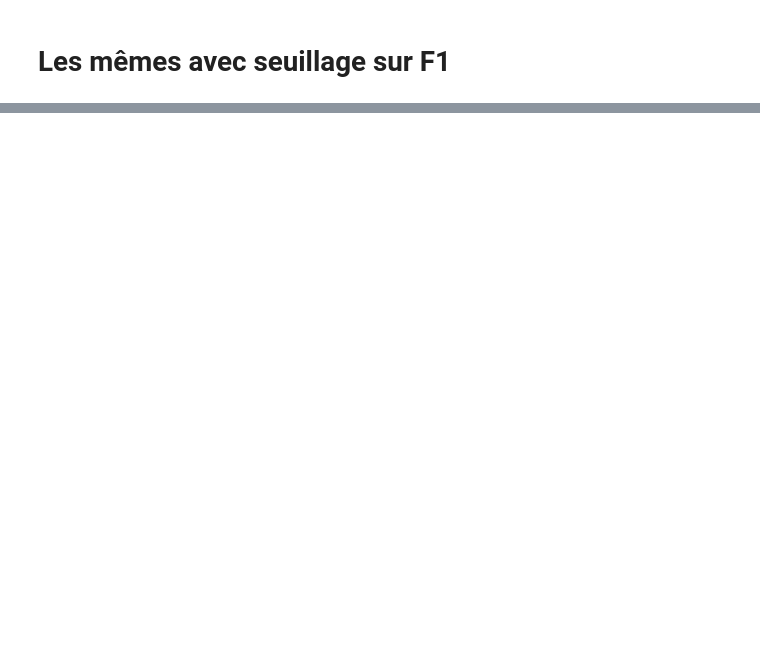
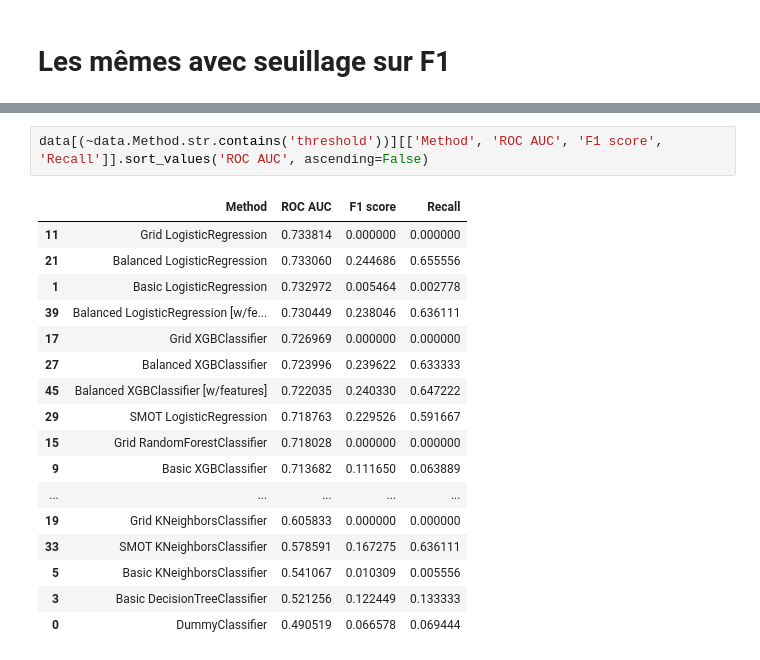
Before and after one commit to Valkea/OC_AI_04, a Jupyter notebook: 03_Display_Scores.ipynb, the cells around one changed output, grey strips where cells are left out. Saved outputs shown, nothing was run; the diff lists cells and outputs as text; blank space fills up the shorter version.

```diff
--- a/03_Display_Scores.ipynb
+++ b/03_Display_Scores.ipynb
@@ -163,0 +175,20 @@ plot_scores( extra_features_t, "modèles avec recherche de paramètres en cross-
+# %%
+data[(~data.Method.str.contains('threshold'))][['Method', 'ROC AUC', 'F1 score', 'Recall']].sort_values('ROC AUC', ascending=False)
+# %% [output]
+|  | Method | ROC AUC | F1 score | Recall |
+| 11 | Grid LogisticRegression | 0.733814 | 0.000000 | 0.000000 |
+| 21 | Balanced LogisticRegression | 0.733060 | 0.244686 | 0.655556 |
+| 1 | Basic LogisticRegression | 0.732972 | 0.005464 | 0.002778 |
+| 39 | Balanced LogisticRegression [w/fe... | 0.730449 | 0.238046 | 0.636111 |
+| 17 | Grid XGBClassifier | 0.726969 | 0.000000 | 0.000000 |
+| 27 | Balanced XGBClassifier | 0.723996 | 0.239622 | 0.633333 |
+| 45 | Balanced XGBClassifier [w/features] | 0.722035 | 0.240330 | 0.647222 |
+| 29 | SMOT LogisticRegression | 0.718763 | 0.229526 | 0.591667 |
+| 15 | Grid RandomForestClassifier | 0.718028 | 0.000000 | 0.000000 |
+| 9 | Basic XGBClassifier | 0.713682 | 0.111650 | 0.063889 |
+| ... | ... | ... | ... | ... |
+| 19 | Grid KNeighborsClassifier | 0.605833 | 0.000000 | 0.000000 |
+| 33 | SMOT KNeighborsClassifier | 0.578591 | 0.167275 | 0.636111 |
+| 5 | Basic KNeighborsClassifier | 0.541067 | 0.010309 | 0.005556 |
+| 3 | Basic DecisionTreeClassifier | 0.521256 | 0.122449 | 0.133333 |
+| 0 | DummyClassifier | 0.490519 | 0.066578 | 0.069444 |
```
Also changed, not shown: parts of 14 cells of this notebook, 2 other files.
